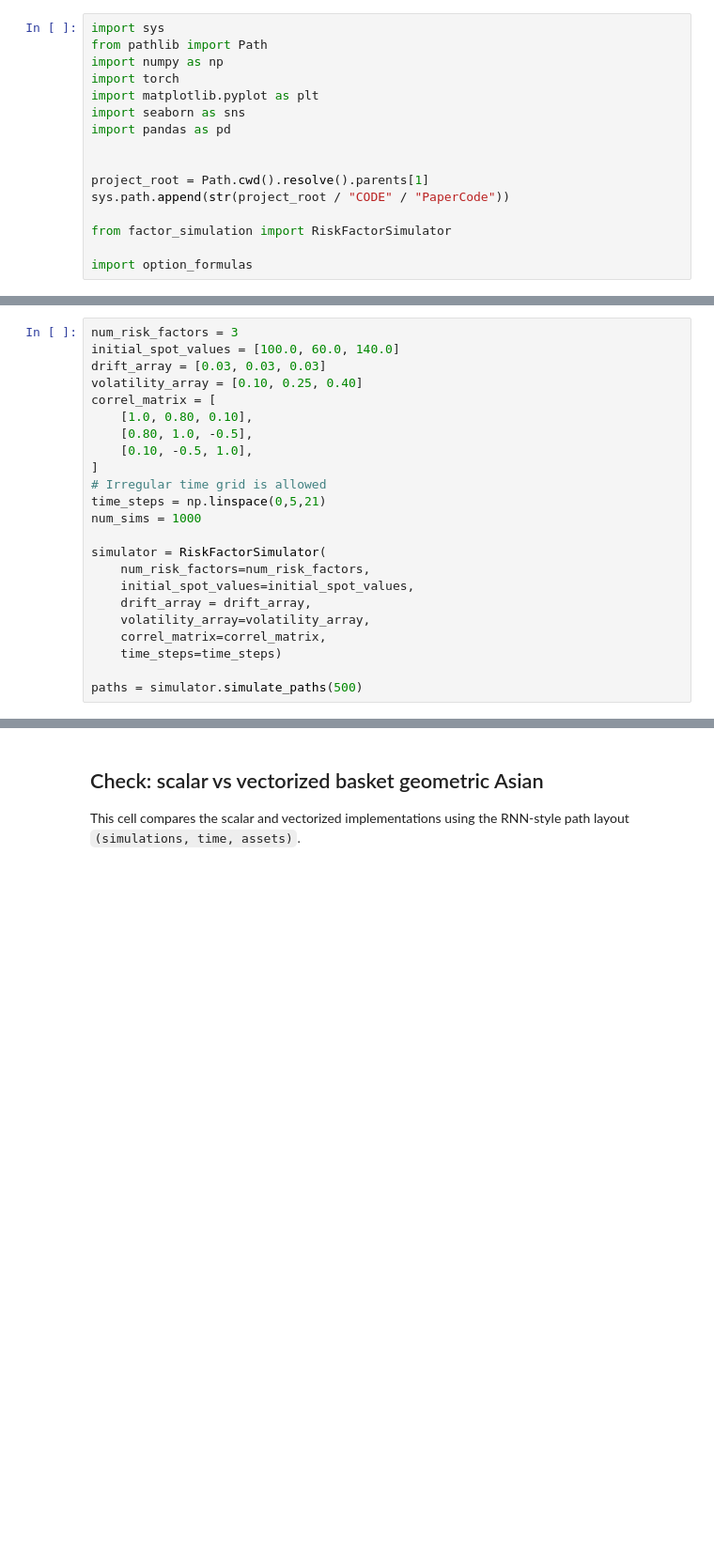
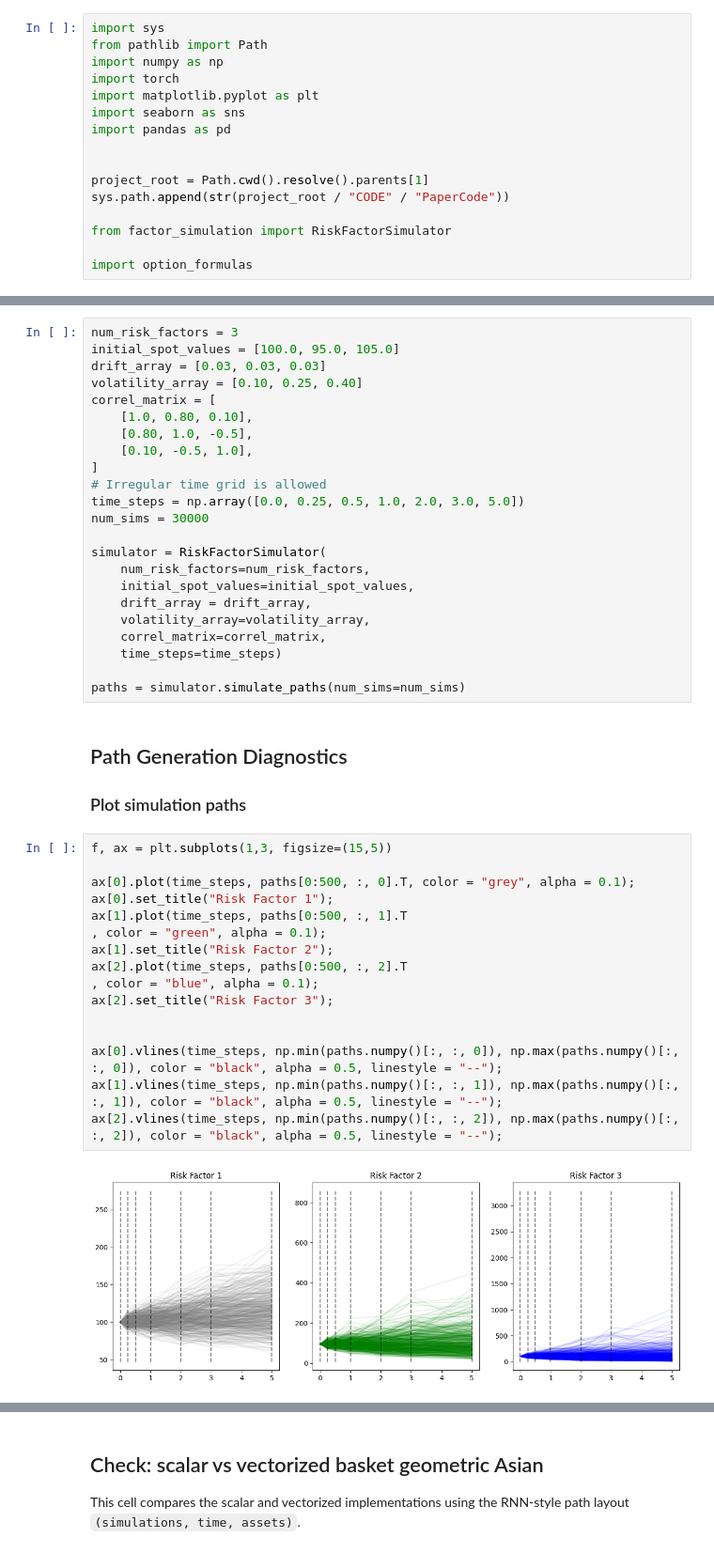
Before and after one commit to Lolillosky/PHD_CVA, a Jupyter notebook: NOTEBOOKS/PaperNotebooks/PaperResults.ipynb, the cells around one changed output, grey strips where cells are left out. Shown at 94% size. Cells and saved outputs as stored; diff of their text form; blank space fills up the shorter version.

```diff
--- a/NOTEBOOKS/PaperNotebooks/PaperResults.ipynb
+++ b/NOTEBOOKS/PaperNotebooks/PaperResults.ipynb
@@ -35,7 +38,7 @@ Notation used below:
 - $\rho_{hk}$: instantaneous correlation between assets $h$ and $k$.
 # %%
 num_risk_factors = 3
-initial_spot_values = [100.0, 60.0, 140.0]
+initial_spot_values = [100.0, 95.0, 105.0]
 drift_array = [0.03, 0.03, 0.03]
 volatility_array = [0.10, 0.25, 0.40]
 correl_matrix = [
@@ -44,8 +47,8 @@ correl_matrix = [
     [0.10, -0.5, 1.0],
 ]
 # Irregular time grid is allowed
-time_steps = np.linspace(0,5,21)
-num_sims = 1000
+time_steps = np.array([0.0, 0.25, 0.5, 1.0, 2.0, 3.0, 5.0])
+num_sims = 30000
 
 simulator = RiskFactorSimulator(
     num_risk_factors=num_risk_factors,
@@ -55,4 +58,26 @@ simulator = RiskFactorSimulator(
     correl_matrix=correl_matrix,
     time_steps=time_steps)
 
-paths = simulator.simulate_paths(500)
+paths = simulator.simulate_paths(num_sims=num_sims)
+# %% [markdown]
+## Path Generation Diagnostics
+
+### Plot simulation paths
+# %%
+f, ax = plt.subplots(1,3, figsize=(15,5))
+
+ax[0].plot(time_steps, paths[0:500, :, 0].T, color = "grey", alpha = 0.1);
+ax[0].set_title("Risk Factor 1");
+ax[1].plot(time_steps, paths[0:500, :, 1].T
+, color = "green", alpha = 0.1);
+ax[1].set_title("Risk Factor 2");
+ax[2].plot(time_steps, paths[0:500, :, 2].T
+, color = "blue", alpha = 0.1);
+ax[2].set_title("Risk Factor 3");
+
+
+ax[0].vlines(time_steps, np.min(paths.numpy()[:, :, 0]), np.max(paths.numpy()[:, :, 0]), color = "black", alpha = 0.5, linestyle = "--");
+ax[1].vlines(time_steps, np.min(paths.numpy()[:, :, 1]), np.max(paths.numpy()[:, :, 1]), color = "black", alpha = 0.5, linestyle = "--");
+ax[2].vlines(time_steps, np.min(paths.numpy()[:, :, 2]), np.max(paths.numpy()[:, :, 2]), color = "black", alpha = 0.5, linestyle = "--");
+# %% [output]
+[figure, added]
```
Also changed, not shown: parts of 17 cells of this notebook, 1 other file.
